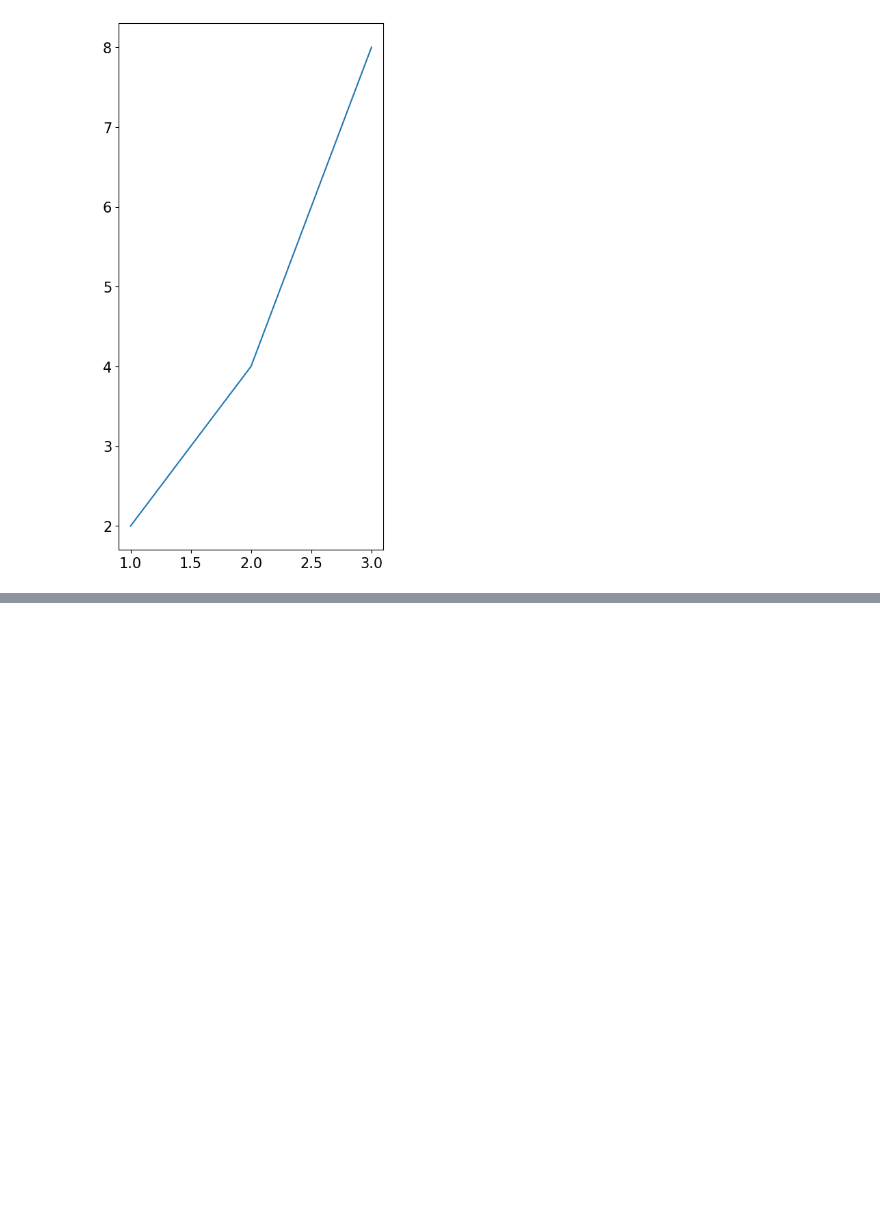
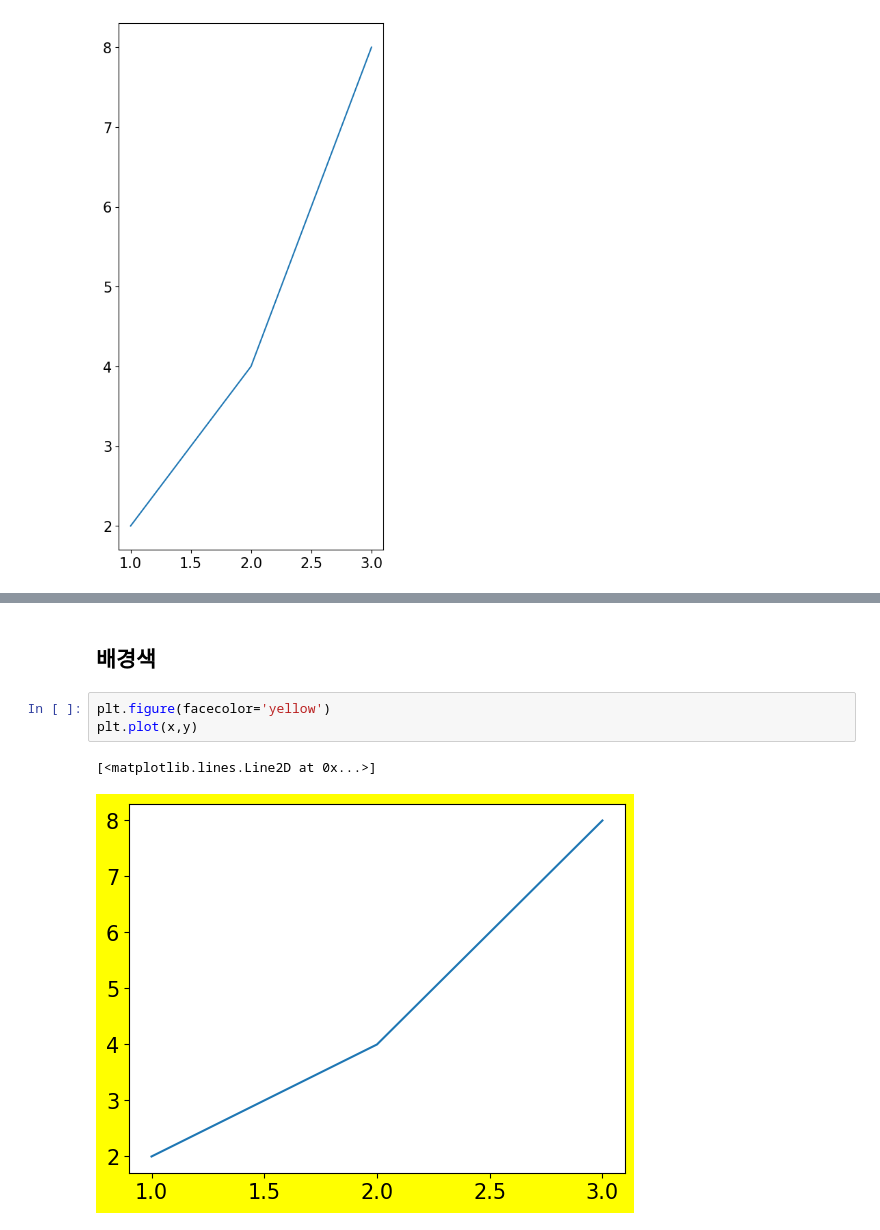
Before and after one commit to kngsujng/Data-Analysis_Study, a Jupyter notebook: PythonDataWorkspace/Matplotlib/04. 스타일.ipynb, the cells around one changed output, grey strips where cells are left out. Cells and saved outputs as stored; diff of their text form; blank space fills up the shorter version.

```diff
--- a/PythonDataWorkspace/Matplotlib/04. 스타일.ipynb
+++ b/PythonDataWorkspace/Matplotlib/04. 스타일.ipynb
@@ -156,0 +161,8 @@ plt.figure(figsize=(1))
+# %% [markdown]
+## 배경색
+# %%
+plt.figure(facecolor='yellow')
+plt.plot(x,y)
+# %% [output]
+[<matplotlib.lines.Line2D at 0x...>]
+[figure, added]
```
Also changed, not shown: parts of 3 cells of this notebook, 4 other files.
